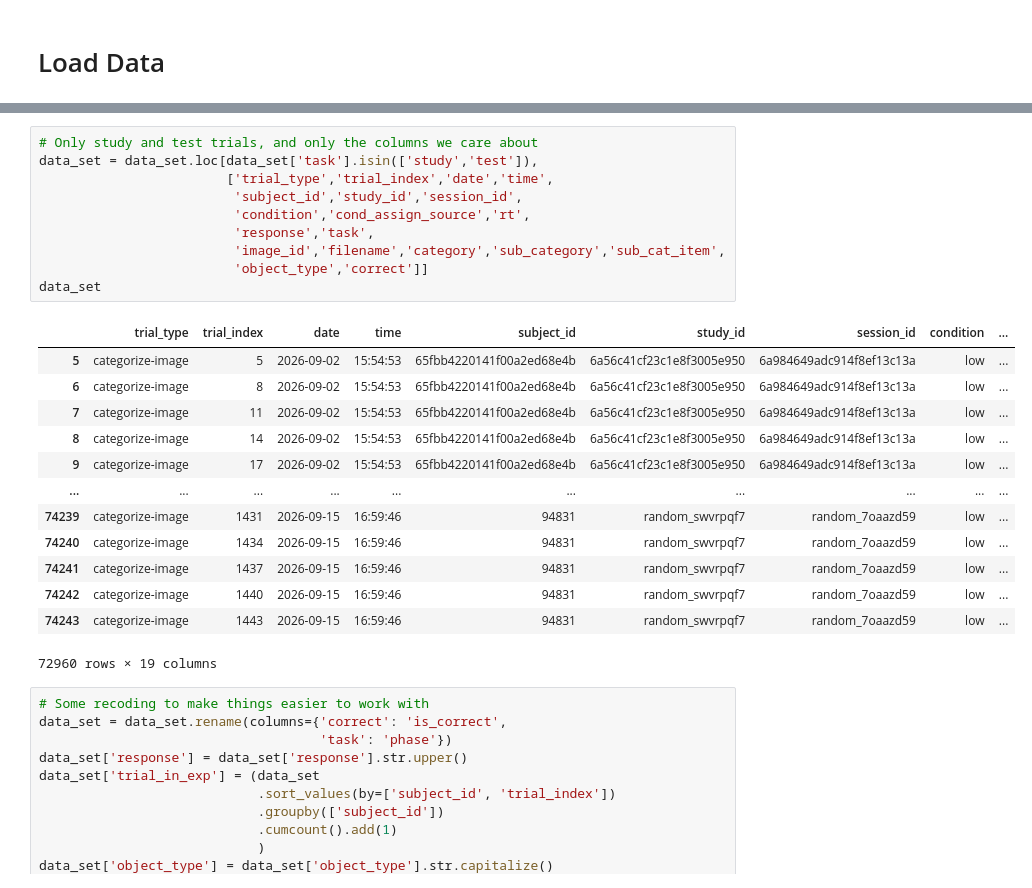
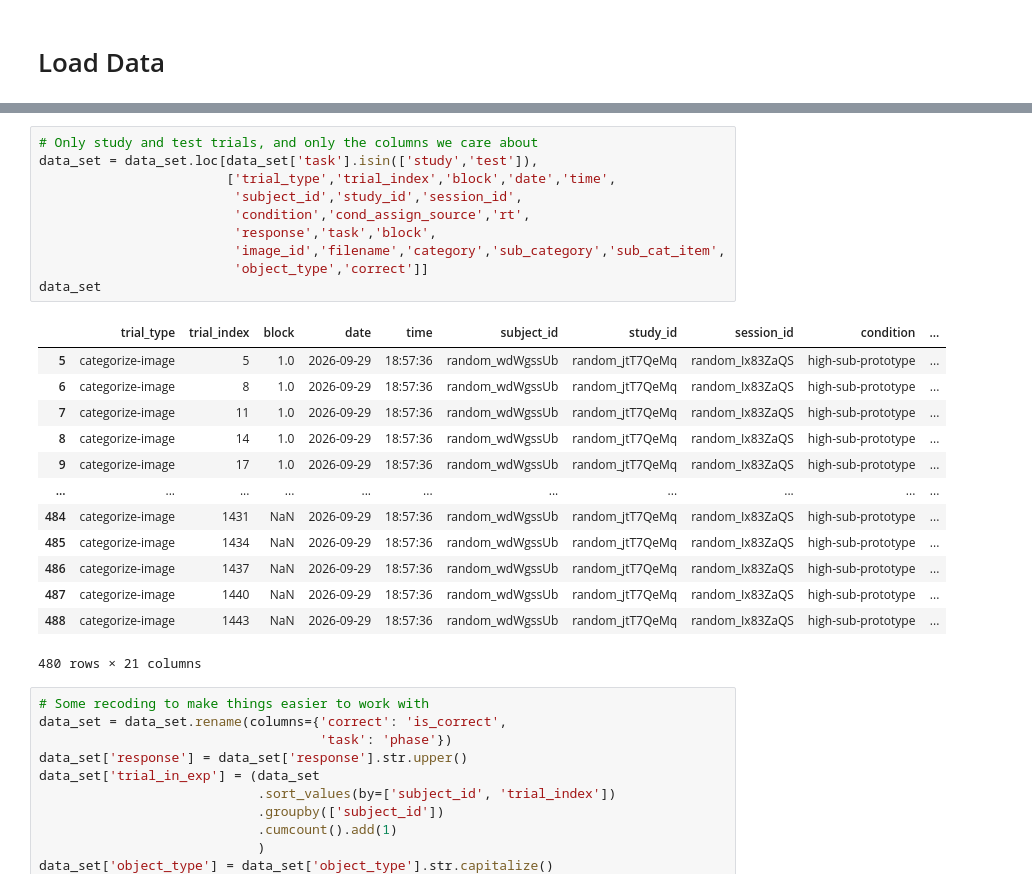
Before and after one commit to DaniilAzarov123/Variability_Exp, a Jupyter notebook: Exp3/Analysis/analysis.ipynb, the cells around one changed output, grey strips where cells are left out. Saved outputs shown, nothing was run; the diff lists cells and outputs as text.

```diff
--- a/Exp3/Analysis/analysis.ipynb
+++ b/Exp3/Analysis/analysis.ipynb
@@ -53,27 +53,27 @@ data_set
 # %%
 # Only study and test trials, and only the columns we care about
 data_set = data_set.loc[data_set['task'].isin(['study','test']),
-                        ['trial_type','trial_index','date','time',
+                        ['trial_type','trial_index','block','date','time',
                          'subject_id','study_id','session_id',
                          'condition','cond_assign_source','rt',
-                         'response','task',
+                         'response','task','block',
                          'image_id','filename','category','sub_category','sub_cat_item',
                          'object_type','correct']]
 data_set
 # %% [output]
-|  | trial_type | trial_index | date | time | subject_id | study_id | session_id | condition | ... |
-| 5 | categorize-image | 5 | 2026-09-02 | 15:54:53 | 65fbb4220141f00a2ed68e4b | 6a56c41cf23c1e8f3005e950 | 6a984649adc914f8ef13c13a | low | ... |
-| 6 | categorize-image | 8 | 2026-09-02 | 15:54:53 | 65fbb4220141f00a2ed68e4b | 6a56c41cf23c1e8f3005e950 | 6a984649adc914f8ef13c13a | low | ... |
-| 7 | categorize-image | 11 | 2026-09-02 | 15:54:53 | 65fbb4220141f00a2ed68e4b | 6a56c41cf23c1e8f3005e950 | 6a984649adc914f8ef13c13a | low | ... |
-| 8 | categorize-image | 14 | 2026-09-02 | 15:54:53 | 65fbb4220141f00a2ed68e4b | 6a56c41cf23c1e8f3005e950 | 6a984649adc914f8ef13c13a | low | ... |
-| 9 | categorize-image | 17 | 2026-09-02 | 15:54:53 | 65fbb4220141f00a2ed68e4b | 6a56c41cf23c1e8f3005e950 | 6a984649adc914f8ef13c13a | low | ... |
-| ... | ... | ... | ... | ... | ... | ... | ... | ... | ... |
-| 74239 | categorize-image | 1431 | 2026-09-15 | 16:59:46 | 94831 | random_swvrpqf7 | random_7oaazd59 | low | ... |
-| 74240 | categorize-image | 1434 | 2026-09-15 | 16:59:46 | 94831 | random_swvrpqf7 | random_7oaazd59 | low | ... |
-| 74241 | categorize-image | 1437 | 2026-09-15 | 16:59:46 | 94831 | random_swvrpqf7 | random_7oaazd59 | low | ... |
-| 74242 | categorize-image | 1440 | 2026-09-15 | 16:59:46 | 94831 | random_swvrpqf7 | random_7oaazd59 | low | ... |
-| 74243 | categorize-image | 1443 | 2026-09-15 | 16:59:46 | 94831 | random_swvrpqf7 | random_7oaazd59 | low | ... |
+|  | trial_type | trial_index | block | date | time | subject_id | study_id | session_id | condition | ... |
+| 5 | categorize-image | 5 | 1.0 | 2026-09-29 | 18:57:36 | random_wdWgssUb | random_jtT7QeMq | random_Ix83ZaQS | high-sub-prototype | ... |
+| 6 | categorize-image | 8 | 1.0 | 2026-09-29 | 18:57:36 | random_wdWgssUb | random_jtT7QeMq | random_Ix83ZaQS | high-sub-prototype | ... |
+| 7 | categorize-image | 11 | 1.0 | 2026-09-29 | 18:57:36 | random_wdWgssUb | random_jtT7QeMq | random_Ix83ZaQS | high-sub-prototype | ... |
+| 8 | categorize-image | 14 | 1.0 | 2026-09-29 | 18:57:36 | random_wdWgssUb | random_jtT7QeMq | random_Ix83ZaQS | high-sub-prototype | ... |
+| 9 | categorize-image | 17 | 1.0 | 2026-09-29 | 18:57:36 | random_wdWgssUb | random_jtT7QeMq | random_Ix83ZaQS | high-sub-prototype | ... |
+| ... | ... | ... | ... | ... | ... | ... | ... | ... | ... | ... |
+| 484 | categorize-image | 1431 | NaN | 2026-09-29 | 18:57:36 | random_wdWgssUb | random_jtT7QeMq | random_Ix83ZaQS | high-sub-prototype | ... |
+| 485 | categorize-image | 1434 | NaN | 2026-09-29 | 18:57:36 | random_wdWgssUb | random_jtT7QeMq | random_Ix83ZaQS | high-sub-prototype | ... |
+| 486 | categorize-image | 1437 | NaN | 2026-09-29 | 18:57:36 | random_wdWgssUb | random_jtT7QeMq | random_Ix83ZaQS | high-sub-prototype | ... |
+| 487 | categorize-image | 1440 | NaN | 2026-09-29 | 18:57:36 | random_wdWgssUb | random_jtT7QeMq | random_Ix83ZaQS | high-sub-prototype | ... |
+| 488 | categorize-image | 1443 | NaN | 2026-09-29 | 18:57:36 | random_wdWgssUb | random_jtT7QeMq | random_Ix83ZaQS | high-sub-prototype | ... |
-72960 rows × 19 columns
+480 rows × 21 columns
 # %%
 # Some recoding to make things easier to work with
 data_set = data_set.rename(columns={'correct': 'is_correct',
```
Also changed, not shown: parts of 28 cells of this notebook, 2 other files.
